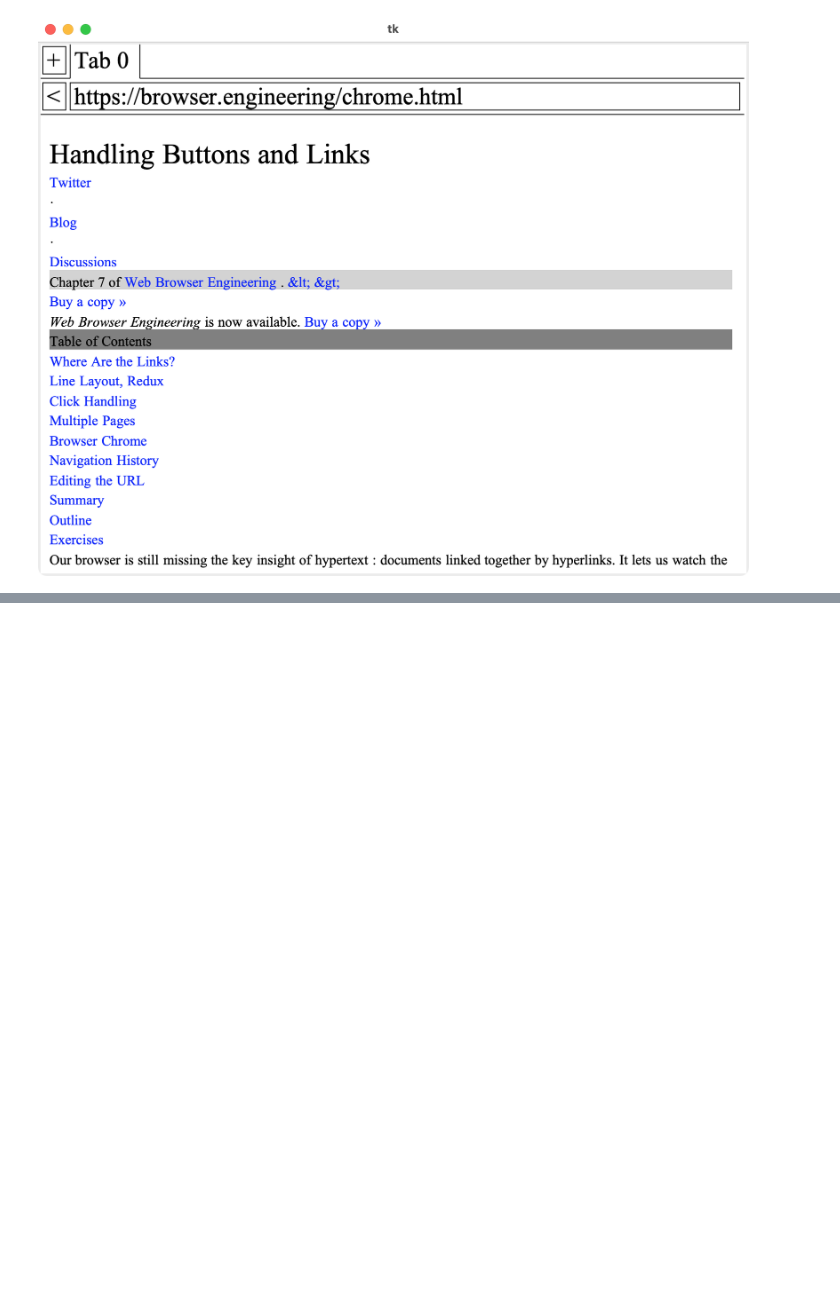
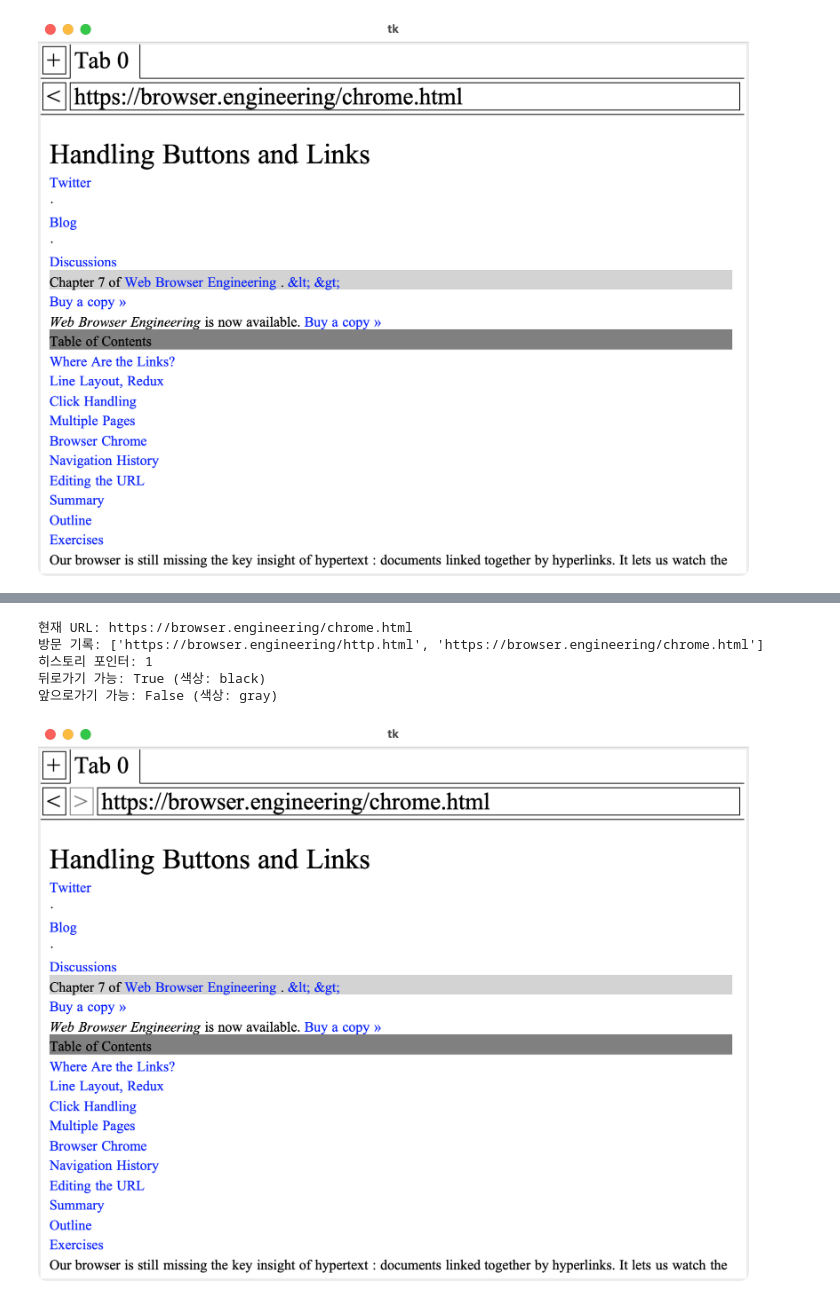
Before and after one commit to r4k0nb4k0n/browser-engineering-study, a Jupyter notebook: part-2-handling-buttons-and-links-7-hyperlinks-and-browser-chrome.ipynb, the cells around one changed output, grey strips where cells are left out. Cells and saved outputs as stored; diff of their text form; code cells hidden in the pictures; blank space fills up the shorter version.

Commit message:
feat: exercise 7-4 Forward

```diff
--- a/part-2-handling-buttons-and-links-7-hyperlinks-and-browser-chrome.ipynb
+++ b/part-2-handling-buttons-and-links-7-hyperlinks-and-browser-chrome.ipynb
@@ -437,0 +544,21 @@ display_tk_window(browser.window, settle_seconds=0.4)
+# %%
+# 앞으로가기 (>) 버튼 클릭 시뮬레이션
+fwd_x = browser.chrome.forward_rect.left + 5
+fwd_y = browser.chrome.forward_rect.top + 5
+browser.handle_click(MockClick(fwd_x, fwd_y))
+
+tab = browser.active_tab
+print(f"현재 URL: {tab.url}")
+print(f"방문 기록: {[str(u) for u in tab.history]}")
+print(f"히스토리 포인터: {tab.history_pointer}")
+print(f"뒤로가기 가능: {tab.history_pointer > 0} (색상: {'black' if tab.history_pointer > 0 else 'gray'})")
+print(f"앞으로가기 가능: {tab.history_pointer < len(tab.history) - 1} (색상: {'black' if tab.history_pointer < len(tab.history) - 1 else 'gray'})")
+
+display_tk_window(browser.window, settle_seconds=0.4, destroy=False)
+# %% [output]
+현재 URL: https://browser.engineering/chrome.html
+방문 기록: ['https://browser.engineering/http.html', 'https://browser.engineering/chrome.html']
+히스토리 포인터: 1
+뒤로가기 가능: True (색상: black)
+앞으로가기 가능: False (색상: gray)
+[figure, added]
```
Also changed, not shown: parts of 10 cells of this notebook, 1 other file.
